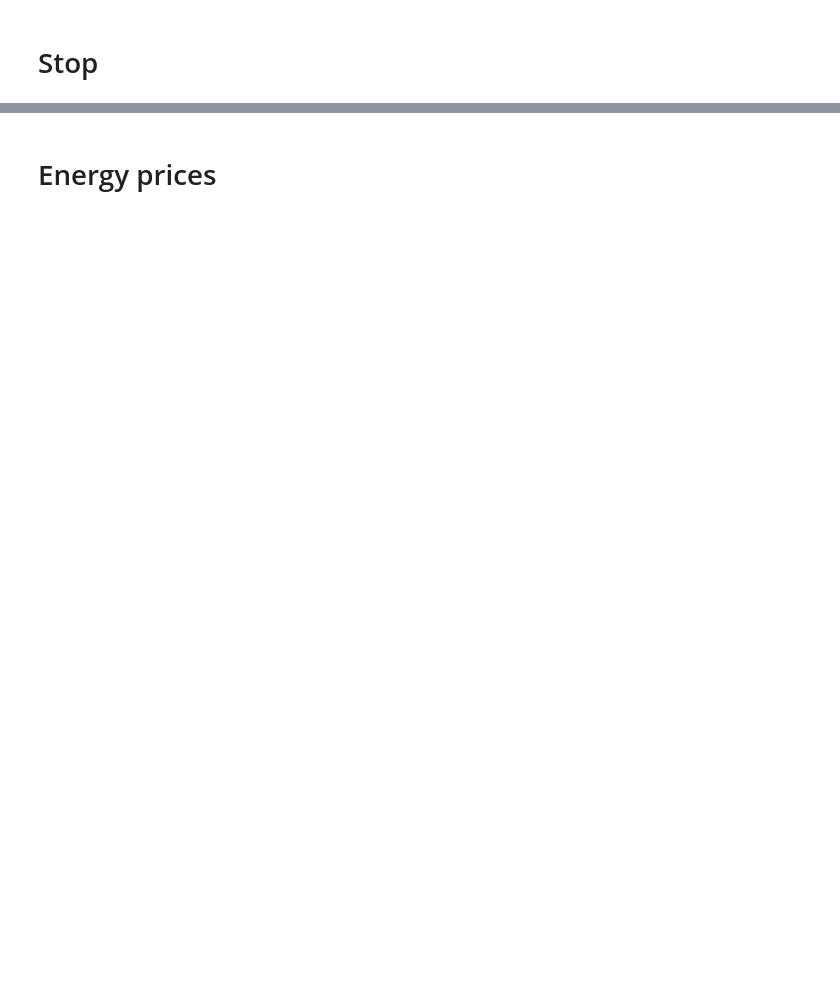
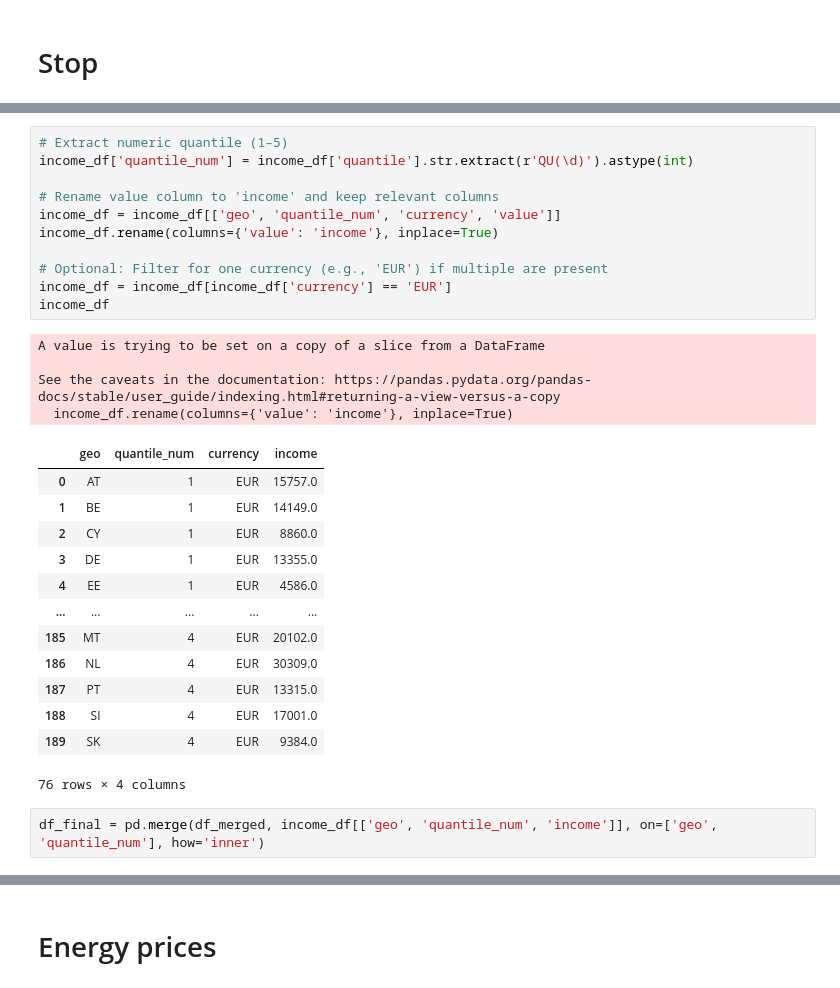
Before and after one commit to funlime/I_HANK_PIGL, a Jupyter notebook: data.ipynb, the cells around one changed output, grey strips where cells are left out. Cells and saved outputs as stored; diff of their text form; blank space fills up the shorter version.

```diff
--- a/data.ipynb
+++ b/data.ipynb
@@ -404,0 +1175,31 @@ KeyError: 'prc_hicp_ctrb'
+# %%
+# Extract numeric quantile (1–5)
+income_df['quantile_num'] = income_df['quantile'].str.extract(r'QU(\d)').astype(int)
+
+# Rename value column to 'income' and keep relevant columns
+income_df = income_df[['geo', 'quantile_num', 'currency', 'value']]
+income_df.rename(columns={'value': 'income'}, inplace=True)
+
+# Optional: Filter for one currency (e.g., 'EUR') if multiple are present
+income_df = income_df[income_df['currency'] == 'EUR']
+income_df
+# %% [output]
+A value is trying to be set on a copy of a slice from a DataFrame
+
+See the caveats in the documentation: https://pandas.pydata.org/pandas-docs/stable/user_guide/indexing.html#returning-a-view-versus-a-copy
+  income_df.rename(columns={'value': 'income'}, inplace=True)
+|  | geo | quantile_num | currency | income |
+| 0 | AT | 1 | EUR | 15757.0 |
+| 1 | BE | 1 | EUR | 14149.0 |
+| 2 | CY | 1 | EUR | 8860.0 |
+| 3 | DE | 1 | EUR | 13355.0 |
+| 4 | EE | 1 | EUR | 4586.0 |
+| ... | ... | ... | ... | ... |
+| 185 | MT | 4 | EUR | 20102.0 |
+| 186 | NL | 4 | EUR | 30309.0 |
+| 187 | PT | 4 | EUR | 13315.0 |
+| 188 | SI | 4 | EUR | 17001.0 |
+| 189 | SK | 4 | EUR | 9384.0 |
+76 rows × 4 columns
+# %%
+df_final = pd.merge(df_merged, income_df[['geo', 'quantile_num', 'income']], on=['geo', 'quantile_num'], how='inner')
```
Also changed, not shown: parts of 54 cells of this notebook, 6 other files.
